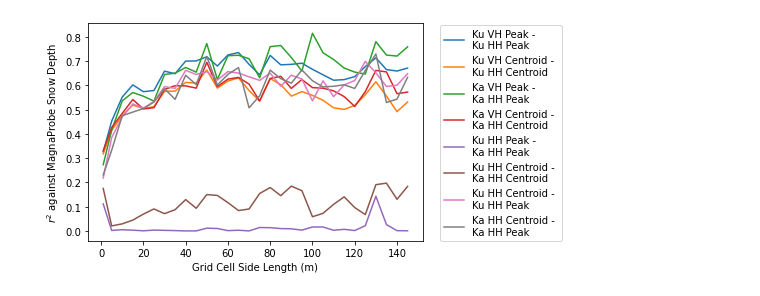
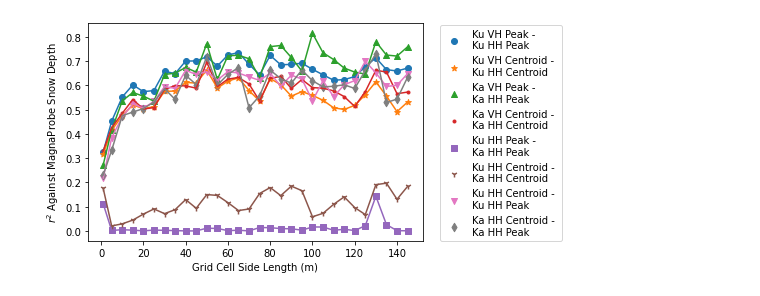
Before and after one commit to snowrosie/KuKa_MOSAiC_stare, a Jupyter notebook: willatt_figure_S8.ipynb, the cells around one changed output. Saved outputs shown, nothing was run; the diff lists cells and outputs as text; code cells hidden in the pictures.

Commit message:
Add files via upload
improved plot adding symbols as well as lines

```diff
--- a/willatt_figure_S8.ipynb
+++ b/willatt_figure_S8.ipynb
@@ -6,24 +6,31 @@ from skgstat import models
 # %%
 path = '/Users/rosie/Documents/papers/mac_rosie_mosaic/' #path to r_summ_binsizeX.p files
 save_fig_path = '/Users/rosie/Documents/papers/mac_rosie_mosaic/' #path to save figure
 binsizes = np.insert(np.arange(5,150,5),0,1)
 
 
 r_summ = pickle.load( open(path + 'summ_dates_binsize50.p', "rb" ) )
 methods = [key for key in r_summ['']]
+# line_sym = ['-bo', '-r*', '-y^', '-g.', '-cs', '-m1', '-kv', '-b>']
+col = ['b', 'r', 'y', 'g', 'c', 'm', 'k', 'grey']
+sym = ['o', '*', '^', '.', 's', '1', 'v', 'd']
 
-for m in methods[2:]:
+for i in range(len(methods)-2):
+    m = methods[i+2]
     to_plot = []
     for size in binsizes:
         file = 'summ_dates_binsize' + str(size) + '.p'
         r_summ = pickle.load( open(path + file, "rb" ) )
         to_plot.append(r_summ[''][m][2]**2)
-    plt.plot(binsizes, to_plot, label = m[25:-4])
+    plt.plot(binsizes, to_plot)
+    plt.scatter(binsizes, to_plot, marker = sym[i], label = m[25:-4])
+
+#     plt.plot(binsizes, to_plot, line_sym[i], label = m[25:-4])
 plt.xlabel('Grid Cell Side Length (m)')
-plt.ylabel('$r^2$ against MagnaProbe Snow Depth')
+plt.ylabel('$r^2$ Against MagnaProbe Snow Depth')
 lgd = plt.legend(loc = [1.05, 0])
 plt.savefig(save_fig_path + 'lengthscales_r2.jpg',
             bbox_extra_artists=(lgd,), bbox_inches='tight',
                                         dpi = 300)
 # %% [output]
-[figure, old version]
+[figure, new version]
```
Also changed, not shown: parts of 1 cell of this notebook.
